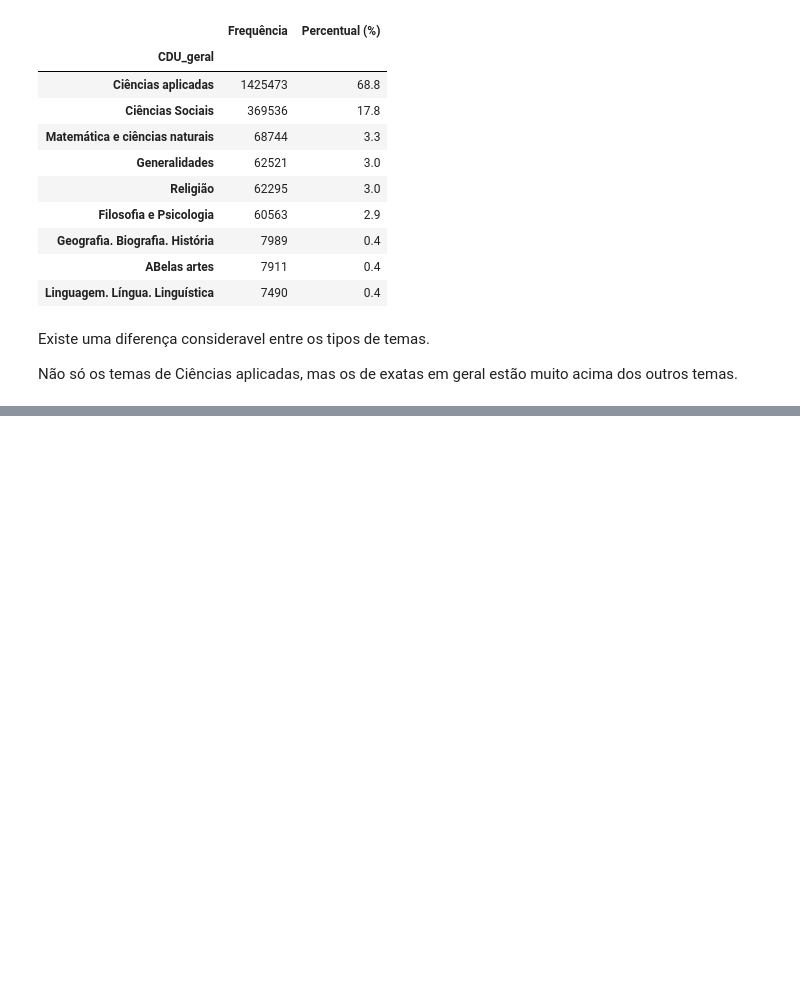
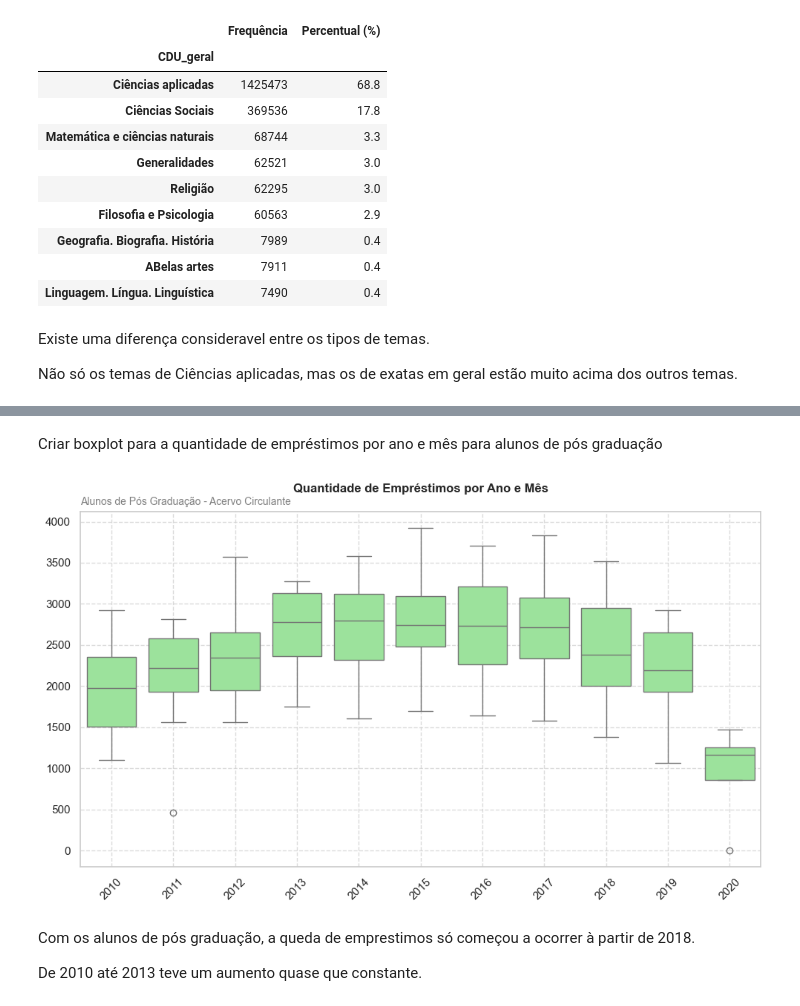
Before and after one commit to wmborges/7_days_of_code_Alura, a Jupyter notebook: 7_days_of_code.ipynb, the cells around one changed output, grey strips where cells are left out. Drawn from its saved outputs; the diff is of its cells as text; code cells hidden in the pictures; blank space fills up the shorter version.

```diff
--- a/7_days_of_code.ipynb
+++ b/7_days_of_code.ipynb
@@ -604,0 +707,3 @@ Não só os temas de Ciências aplicadas, mas os de exatas em geral estão muito
+# %%
+alunos_pos_graduacao = emprestimos_completo[emprestimos_completo['tipo_vinculo_usuario'] == 'ALUNO DE PÓS-GRADUAÇÃO'] # Filtrar apenas os alunos de pós graduação
+alunos_pos_graduacao.colecao.value_counts() # Contar a quantidade de empréstimos por coleção
@@ -604,0 +728,9 @@ Não só os temas de Ciências aplicadas, mas os de exatas em geral estão muito
+# %%
+alunos_pos_graduacao_acervo_circulante = alunos_pos_graduacao[alunos_pos_graduacao['colecao'] == 'Acervo Circulante'] # Filtrar apenas o acervo circulante
+alunos_pos_graduacao_acervo_circulante = pd.DataFrame(alunos_pos_graduacao_acervo_circulante) # Converter para DataFrame
+alunos_pos_graduacao_acervo_circulante['data_emprestimo'] = pd.to_datetime(alunos_pos_graduacao_acervo_circulante['data_emprestimo']) # Converter a coluna 'data_emprestimo' para o tipo datetime
+alunos_pos_graduacao_acervo_circulante['ano'] = alunos_pos_graduacao_acervo_circulante['data_emprestimo'].dt.year # Extrair o ano
+alunos_pos_graduacao_acervo_circulante['mes'] = alunos_pos_graduacao_acervo_circulante['data_emprestimo'].dt.month # Extrair o mês
+alunos_pos_graduacao_acervo_circulante = alunos_pos_graduacao_acervo_circulante.loc[:, ['ano', 'mes']] # Selecionar apenas as colunas 'ano' e 'mes'
+alunos_pos_graduacao_acervo_circulante = alunos_pos_graduacao_acervo_circulante.value_counts().to_frame('quantidade').reset_index() # Contar a quantidade de empréstimos por ano e mês
+alunos_pos_graduacao_acervo_circulante
@@ -604,0 +751,10 @@ Não só os temas de Ciências aplicadas, mas os de exatas em geral estão muito
+# %% [markdown]
+Criar boxplot para a quantidade de empréstimos por ano e mês para alunos de pós graduação
+# %%
+criar_boxplot(alunos_pos_graduacao_acervo_circulante, 'ano', 'quantidade', 'Quantidade de Empréstimos por Ano e Mês', 'Alunos de Pós Graduação - Acervo Circulante')
+# %% [output]
+[figure, added]
+# %% [markdown]
+Com os alunos de pós graduação, a queda de emprestimos só começou a ocorrer à partir de 2018.
+
+De 2010 até 2013 teve um aumento quase que constante.
```
Also changed, not shown: parts of 17 cells of this notebook.
